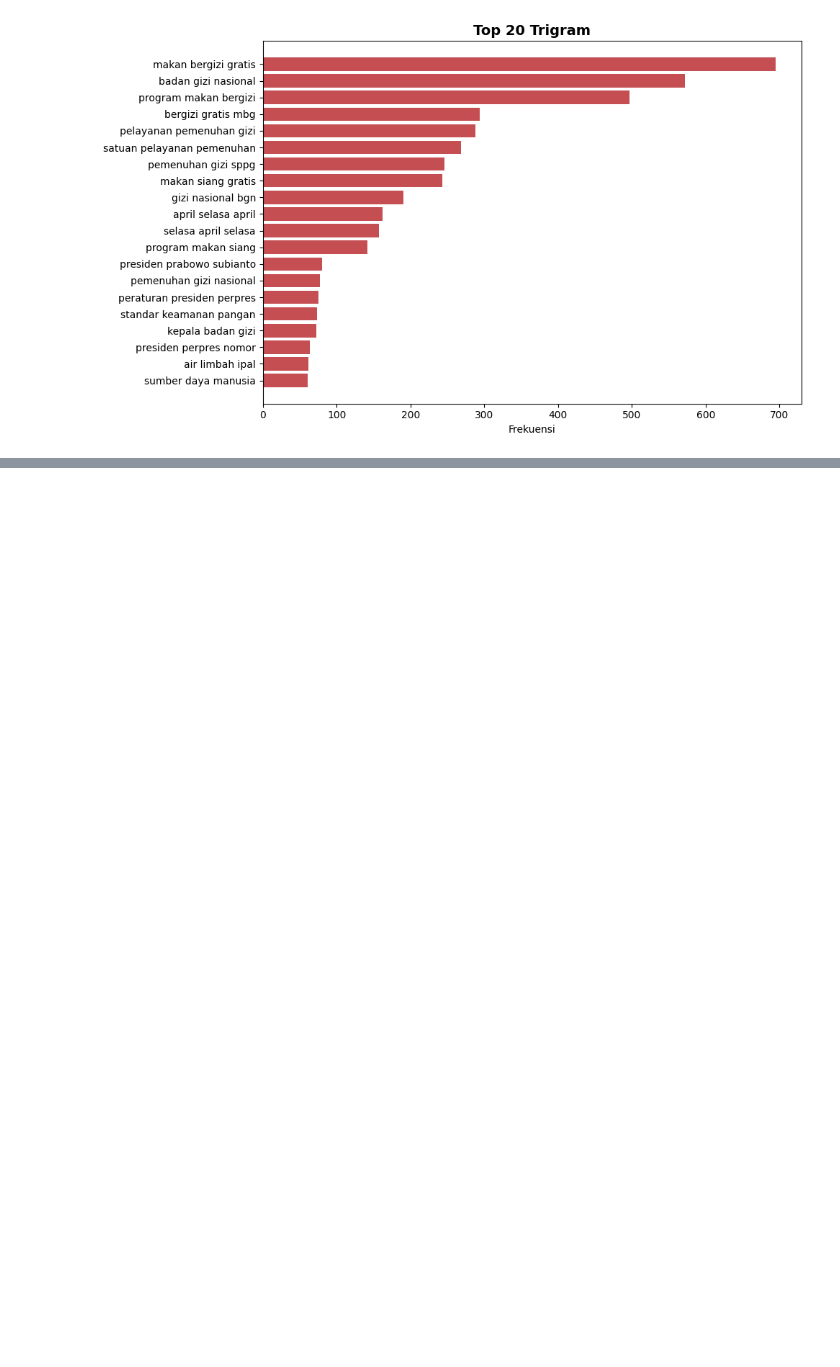
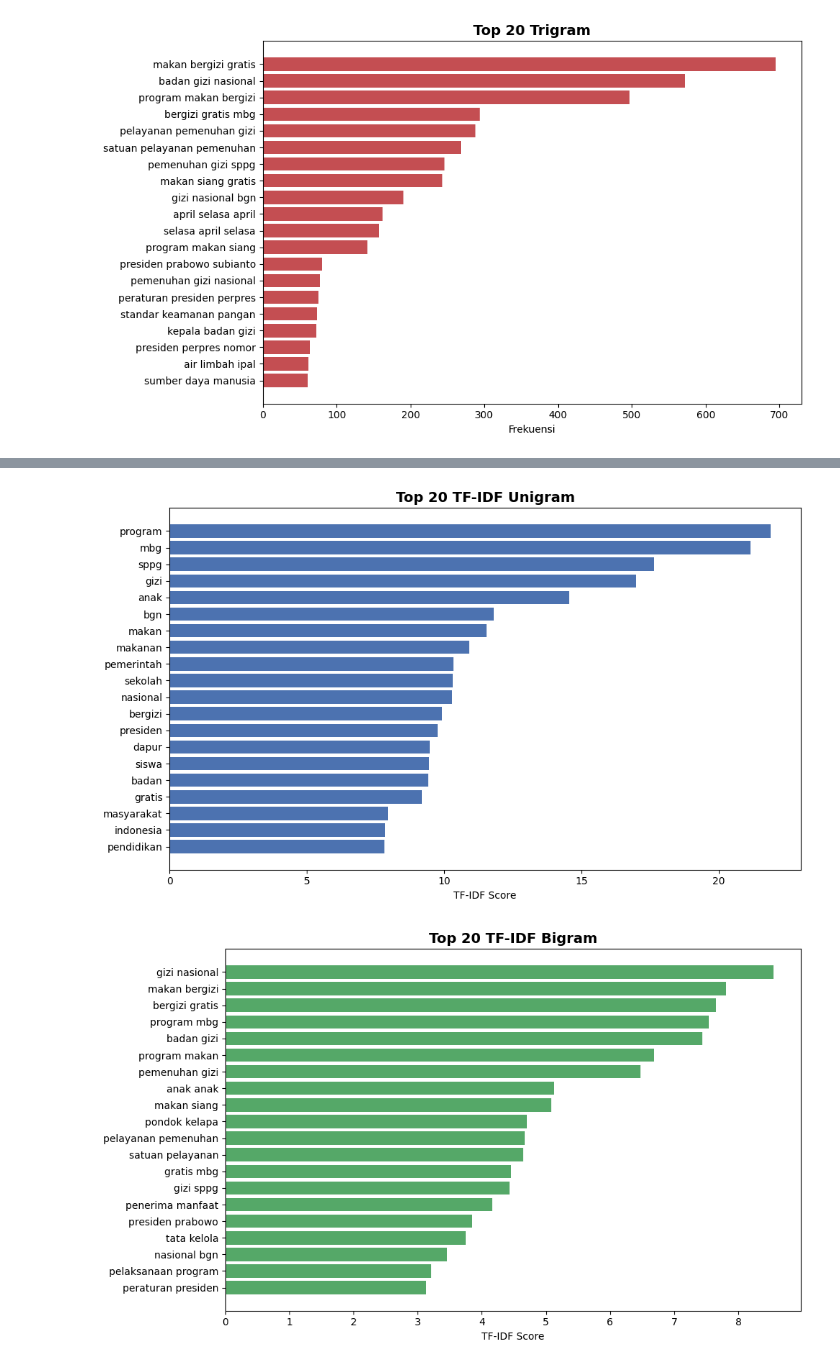
Before and after one commit to fransnicklaus/PBAKelompok1, a Jupyter notebook: tugas-week-5/PBAWeek5_NGram.ipynb, the cells around one changed output, grey strips where cells are left out. Drawn from its saved outputs; the diff is of its cells as text; code cells hidden in the pictures; blank space fills up the shorter version.

```diff
--- a/tugas-week-5/PBAWeek5_NGram.ipynb
+++ b/tugas-week-5/PBAWeek5_NGram.ipynb
@@ -152,0 +208,15 @@ plot_ngram(top_trigrams, f'Top {TOP_N} Trigram', '#C44E52')
+# %%
+def plot_tfidf(df_top, title, color):
+    fig, ax = plt.subplots(figsize=(10, 6))
+    ax.barh(df_top['ngram'].values[::-1], df_top['tfidf_score'].values[::-1], color=color)
+    ax.set_title(title, fontsize=14, fontweight='bold')
+    ax.set_xlabel('TF-IDF Score')
+    plt.tight_layout()
+    plt.show()
+
+plot_tfidf(top_tfidf_uni, f'Top {TOP_N} TF-IDF Unigram', '#4C72B0')
+plot_tfidf(top_tfidf_bi,  f'Top {TOP_N} TF-IDF Bigram',  '#55A868')
+plot_tfidf(top_tfidf_tri, f'Top {TOP_N} TF-IDF Trigram', '#C44E52')
+# %% [output]
+[figure, added]
+[figure, added]
```
Also changed, not shown: parts of 5 cells of this notebook, 3 other files.
